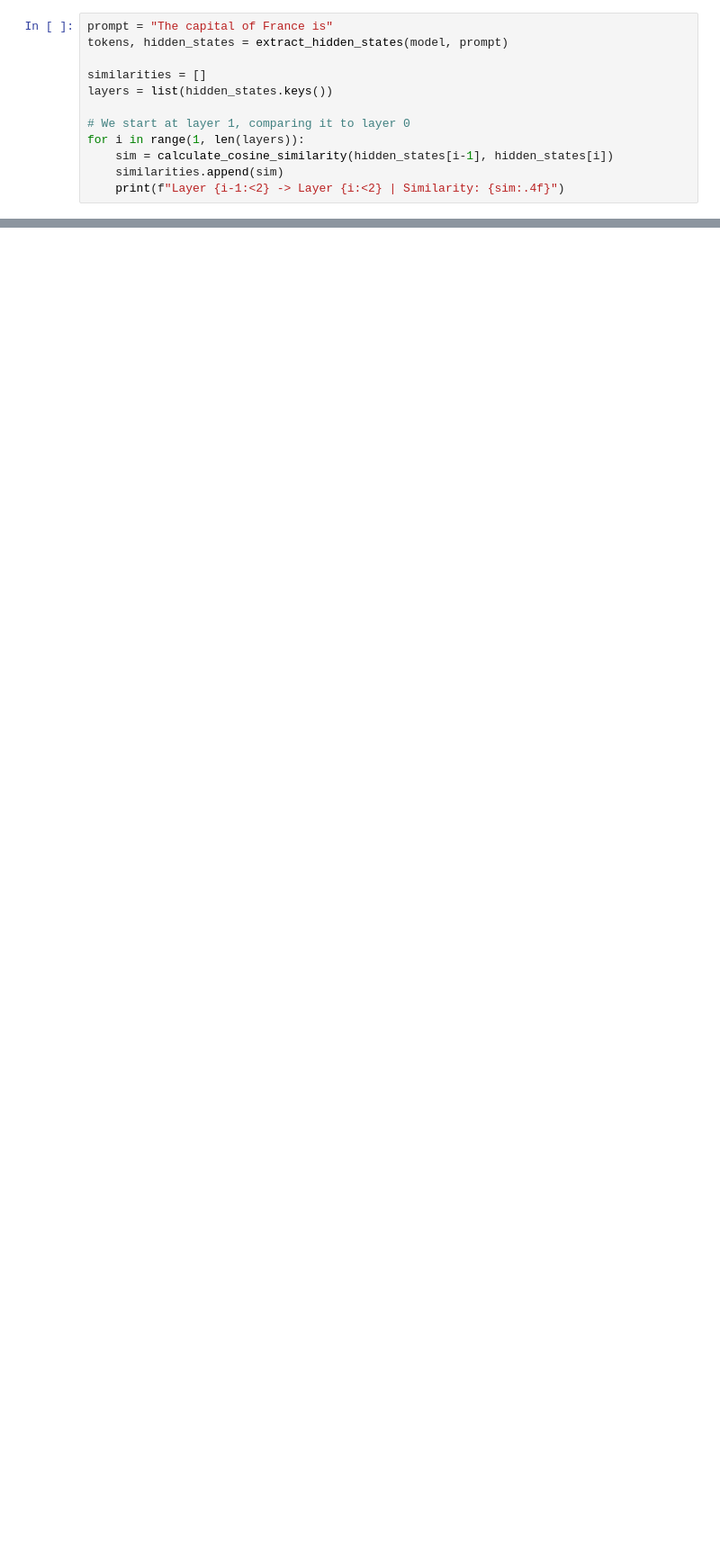
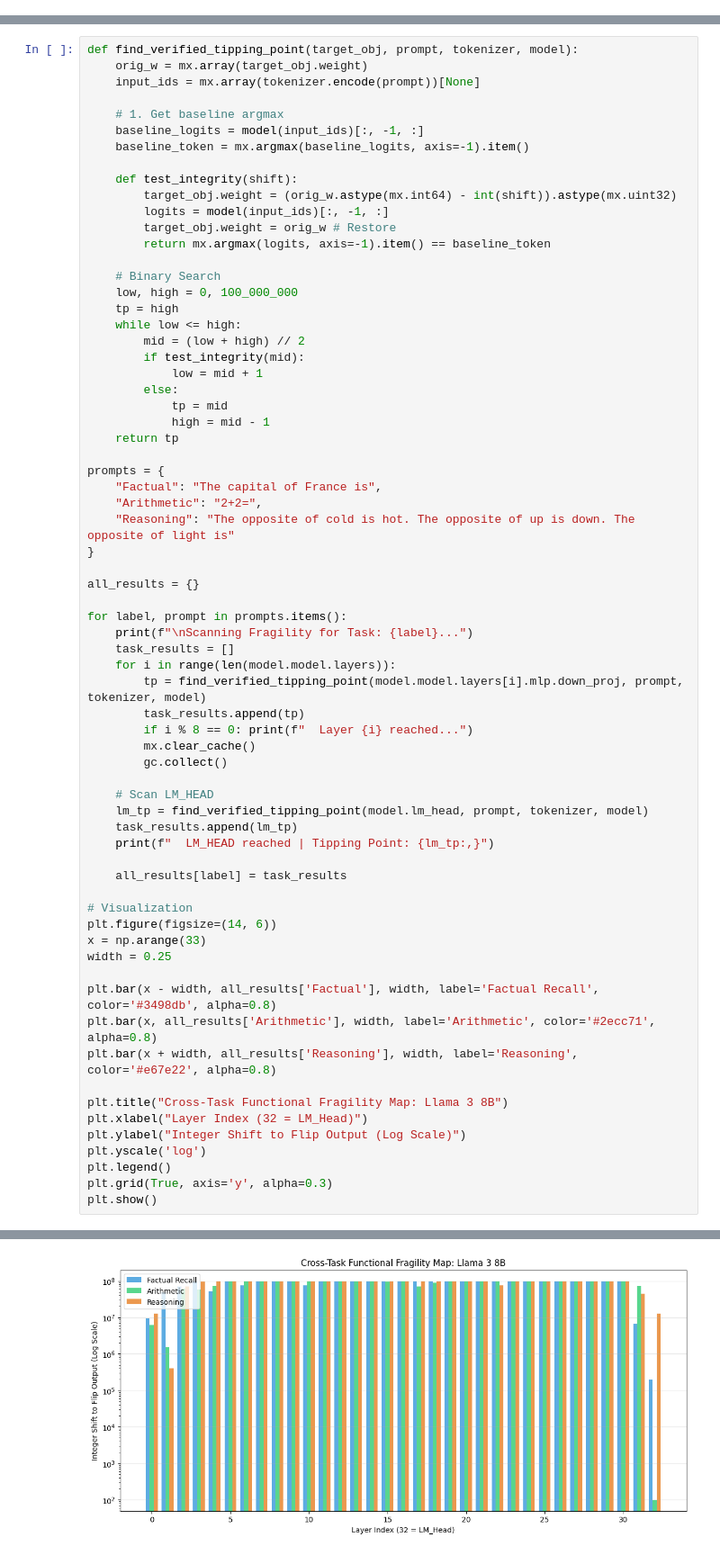
Before and after one commit to yatharth-anand-2410/llm-mechanistic-interpretability, a Jupyter notebook: 02_residual_stream_decomposition.ipynb, the cells around one changed output, grey strips where cells are left out. Shown at 90% size. Drawn from its saved outputs; the diff is of its cells as text; blank space fills up the shorter version.

```diff
--- a/02_residual_stream_decomposition.ipynb
+++ b/02_residual_stream_decomposition.ipynb
@@ -50,12 +50,0 @@ Let's run our factual prompt from the previous notebook (`"The capital of France
-# %%
-prompt = "The capital of France is"
-tokens, hidden_states = extract_hidden_states(model, prompt)
-
-similarities = []
-layers = list(hidden_states.keys())
-
-# We start at layer 1, comparing it to layer 0
-for i in range(1, len(layers)):
-    sim = calculate_cosine_similarity(hidden_states[i-1], hidden_states[i])
-    similarities.append(sim)
-    print(f"Layer {i-1:<2} -> Layer {i:<2} | Similarity: {sim:.4f}")
@@ -170,0 +139,69 @@ mx.metal.clear_cache is deprecated and will be removed in a future version. Use
+# %%
+def find_verified_tipping_point(target_obj, prompt, tokenizer, model):
+    orig_w = mx.array(target_obj.weight)
+    input_ids = mx.array(tokenizer.encode(prompt))[None]
+
+    # 1. Get baseline argmax
+    baseline_logits = model(input_ids)[:, -1, :]
+    baseline_token = mx.argmax(baseline_logits, axis=-1).item()
+
+    def test_integrity(shift):
+        target_obj.weight = (orig_w.astype(mx.int64) - int(shift)).astype(mx.uint32)
+        logits = model(input_ids)[:, -1, :]
+        target_obj.weight = orig_w # Restore
+        return mx.argmax(logits, axis=-1).item() == baseline_token
+
+    # Binary Search
+    low, high = 0, 100_000_000
+    tp = high
+    while low <= high:
+        mid = (low + high) // 2
+        if test_integrity(mid):
+            low = mid + 1
+        else:
+            tp = mid
+            high = mid - 1
+    return tp
+
+prompts = {
+    "Factual": "The capital of France is",
+    "Arithmetic": "2+2=",
+    "Reasoning": "The opposite of cold is hot. The opposite of up is down. The opposite of light is"
+}
+
+all_results = {}
+
+for label, prompt in prompts.items():
+    print(f"\nScanning Fragility for Task: {label}...")
+    task_results = []
+    for i in range(len(model.model.layers)):
+        tp = find_verified_tipping_point(model.model.layers[i].mlp.down_proj, prompt, tokenizer, model)
+        task_results.append(tp)
+        if i % 8 == 0: print(f"  Layer {i} reached...")
+        mx.clear_cache()
+        gc.collect()
+
+    # Scan LM_HEAD
+    lm_tp = find_verified_tipping_point(model.lm_head, prompt, tokenizer, model)
+    task_results.append(lm_tp)
+    print(f"  LM_HEAD reached | Tipping Point: {lm_tp:,}")
+
+    all_results[label] = task_results
+
+# Visualization
+plt.figure(figsize=(14, 6))
+x = np.arange(33)
+width = 0.25
+
+plt.bar(x - width, all_results['Factual'], width, label='Factual Recall', color='#3498db', alpha=0.8)
+plt.bar(x, all_results['Arithmetic'], width, label='Arithmetic', color='#2ecc71', alpha=0.8)
+plt.bar(x + width, all_results['Reasoning'], width, label='Reasoning', color='#e67e22', alpha=0.8)
+
+plt.title("Cross-Task Functional Fragility Map: Llama 3 8B")
+plt.xlabel("Layer Index (32 = LM_Head)")
+plt.ylabel("Integer Shift to Flip Output (Log Scale)")
+plt.yscale('log')
+plt.legend()
+plt.grid(True, axis='y', alpha=0.3)
+plt.show()
+# %% [output]
@@ -170,0 +228 @@ mx.metal.clear_cache is deprecated and will be removed in a future version. Use
+[figure, added]
```
Also changed, not shown: parts of 30 cells of this notebook, 1 other file.
